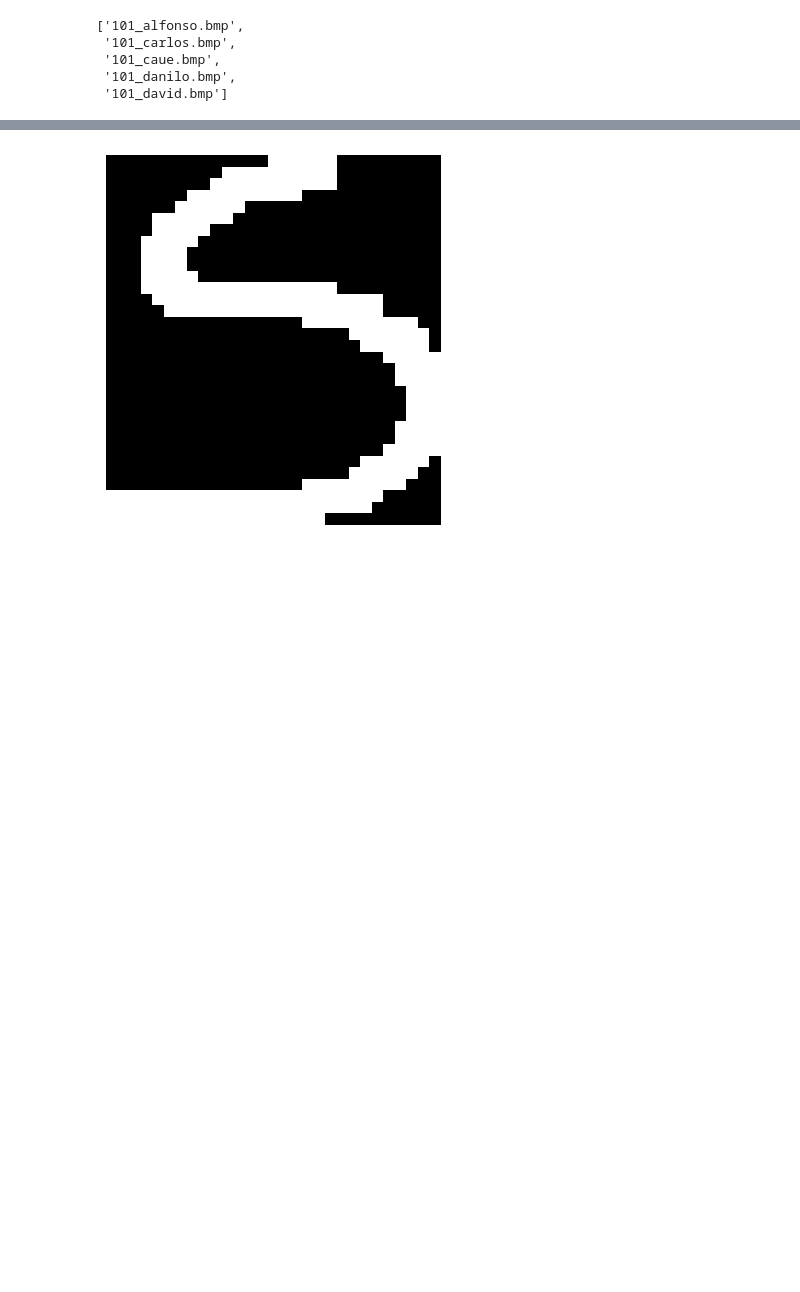
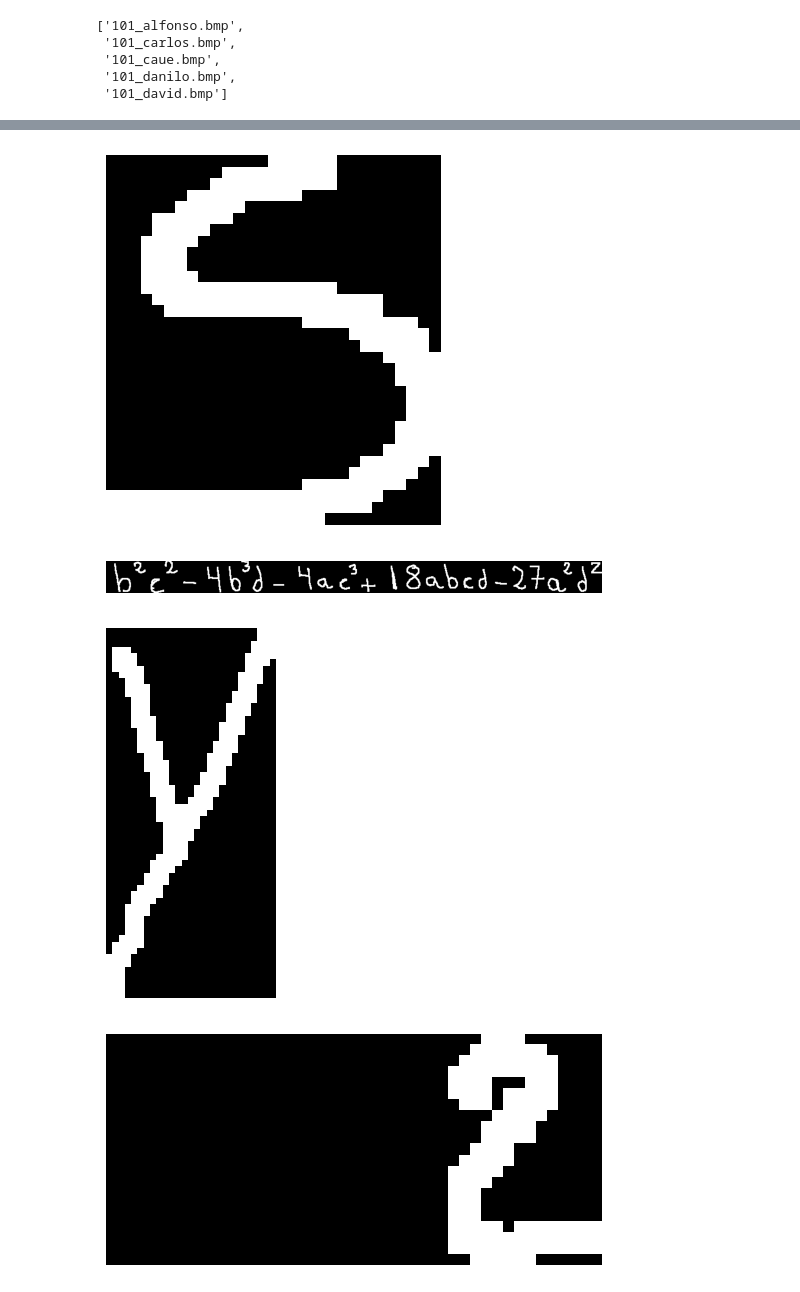
Before and after one commit to Ashutosh-Ranjan310106/nn_sem_5, a Jupyter notebook: handwriten_equ.ipynb, the cells around one changed output, grey strips where cells are left out. Saved outputs shown, nothing was run; the diff lists cells and outputs as text; code cells hidden in the pictures; blank space fills up the shorter version.

```diff
--- a/handwriten_equ.ipynb
+++ b/handwriten_equ.ipynb
@@ -183,8 +190,11 @@ new_img.shape
 # %%
 
-
-plt.imshow(new_img, cmap="gray")   # show in grayscale
-plt.axis("off")                   # hide axis ticks
-plt.show()
+for cv2_img, mask, new_img in img_list:
+    plt.imshow(new_img, cmap="gray")   # show in grayscale
+    plt.axis("off")                   # hide axis ticks
+    plt.show()
 # %% [output]
 [figure]
+[figure, added]
+[figure, added]
+[figure, added]
```
Also changed, not shown: parts of 13 cells of this notebook, 18 other files.
